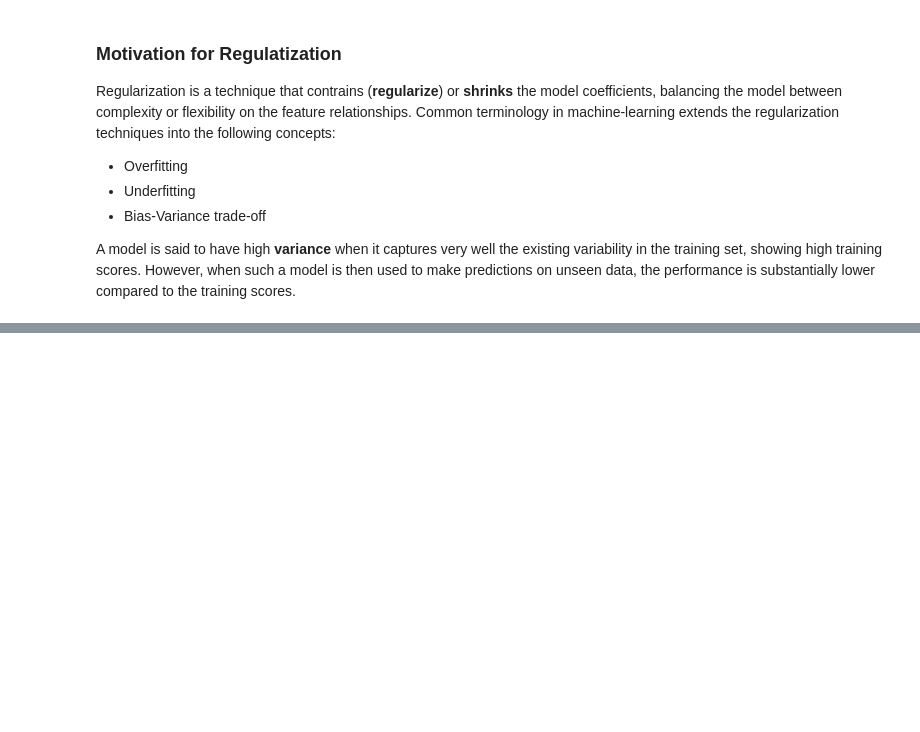
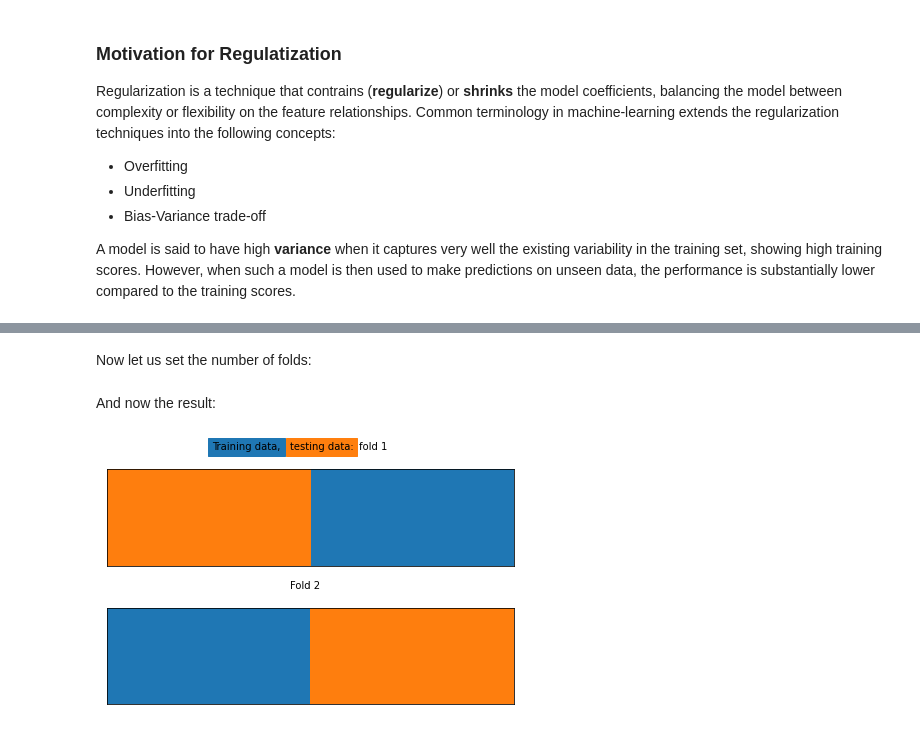
Before and after one commit to jeantardelli/data-science, a Jupyter notebook: the-bias-variance-trade-off.ipynb, the cells around one changed output, grey strips where cells are left out. Drawn from its saved outputs; the diff is of its cells as text; code cells hidden in the pictures; blank space fills up the shorter version.

```diff
--- a/the-bias-variance-trade-off.ipynb
+++ b/the-bias-variance-trade-off.ipynb
@@ -369,0 +413,8 @@ A model is said to have high **variance** when it captures very well the existin
+# %%
+df = pd.read_csv('data/default_of_credit_card_clients_cleaned.csv')
+
+features_response = df.columns.tolist()
+to_remove = ['id', 'sex'] + ['pay_{}'.format(i) for i in range(2,7)] + features_response[-5:]
+
+features_response = [feature for feature in features_response if feature not in to_remove]
+features_response
@@ -369,0 +481,16 @@ A model is said to have high **variance** when it captures very well the existin
+# %%
+X_train, X_test, y_train, y_test = train_test_split(df.pay_1,
+                                                    df['default_payment_next_month'].values,
+                                                    test_size=0.2,
+                                                    random_state=24)
+# %% [markdown]
+Now let us set the number of folds:
+# %%
+n_folds = 2
+k_folds = KFold(n_splits=n_folds)
+# %% [markdown]
+And now the result:
+# %%
+plot_kfolds(k_folds, X_train, y_train)
+# %% [output]
+[figure, added]
```
Also changed, not shown: parts of 7 cells of this notebook.
